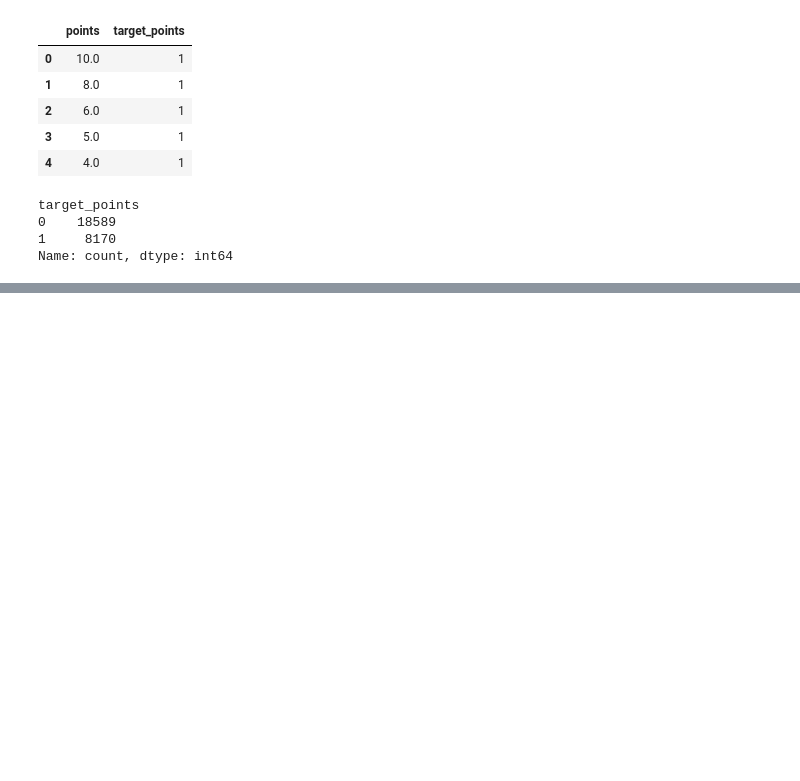
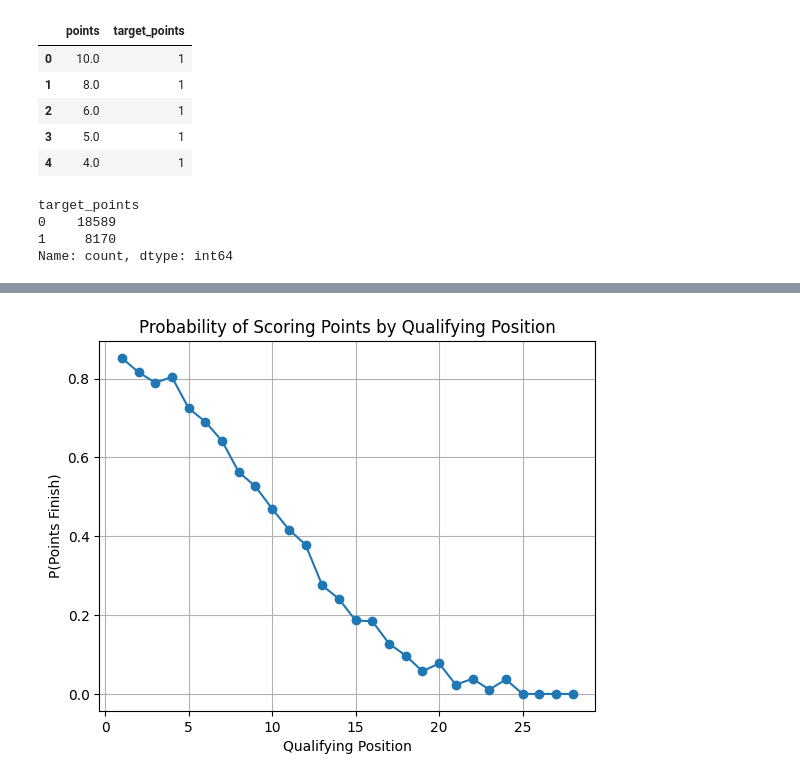
Before and after one commit to blackpaigestone/f1-worldchamp, a Jupyter notebook: initial_script.ipynb, the cells around one changed output, grey strips where cells are left out. Saved outputs shown, nothing was run; the diff lists cells and outputs as text; code cells hidden in the pictures; blank space fills up the shorter version.

```diff
--- a/initial_script.ipynb
+++ b/initial_script.ipynb
@@ -183,0 +687,6 @@ NameError: name 'master' is not defined
+# %%
+master["is_dnf"] = master["status"].str.contains(
+    "Accident|Engine|Collision|DNF|Gearbox|Hydraulics|Transmission",
+    case=False,
+    na=False
+).astype(int)
@@ -183,0 +925,5 @@ NameError: name 'master' is not defined
+# %%
+master["grid_clean"] = pd.to_numeric(master["grid_clean"], errors="coerce")
+# %%
+master["grid_clean"] = pd.to_numeric(master["grid"], errors="coerce")
+master.loc[master["grid_clean"] == 0, "grid_clean"] = float("nan")
@@ -183,0 +967,18 @@ NameError: name 'master' is not defined
+# %%
+import matplotlib.pyplot as plt
+
+qual_plot = (
+    master.groupby("qualifying_position")["target_points"]
+    .mean()
+    .reset_index()
+)
+
+plt.figure()
+plt.plot(qual_plot["qualifying_position"], qual_plot["target_points"], marker="o")
+plt.title("Probability of Scoring Points by Qualifying Position")
+plt.xlabel("Qualifying Position")
+plt.ylabel("P(Points Finish)")
+plt.grid(True)
+plt.show()
+# %% [output]
+[figure, added]
```
Also changed, not shown: parts of 73 cells of this notebook.
